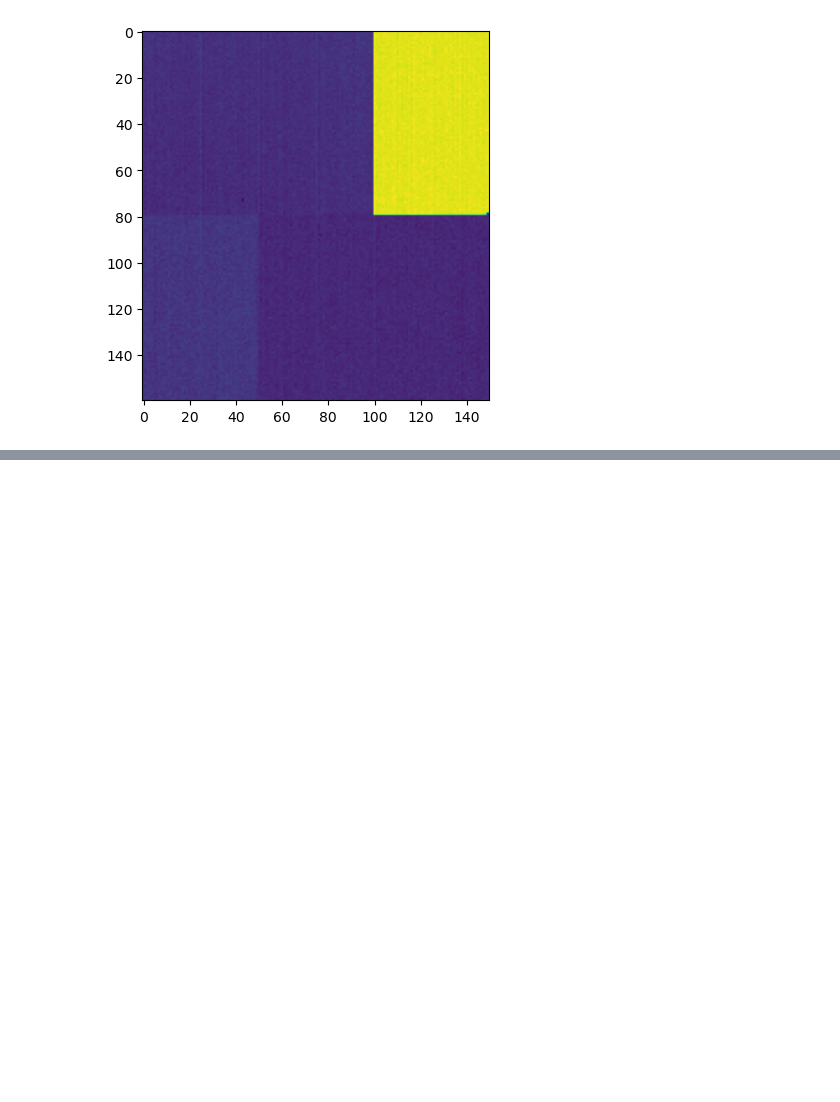
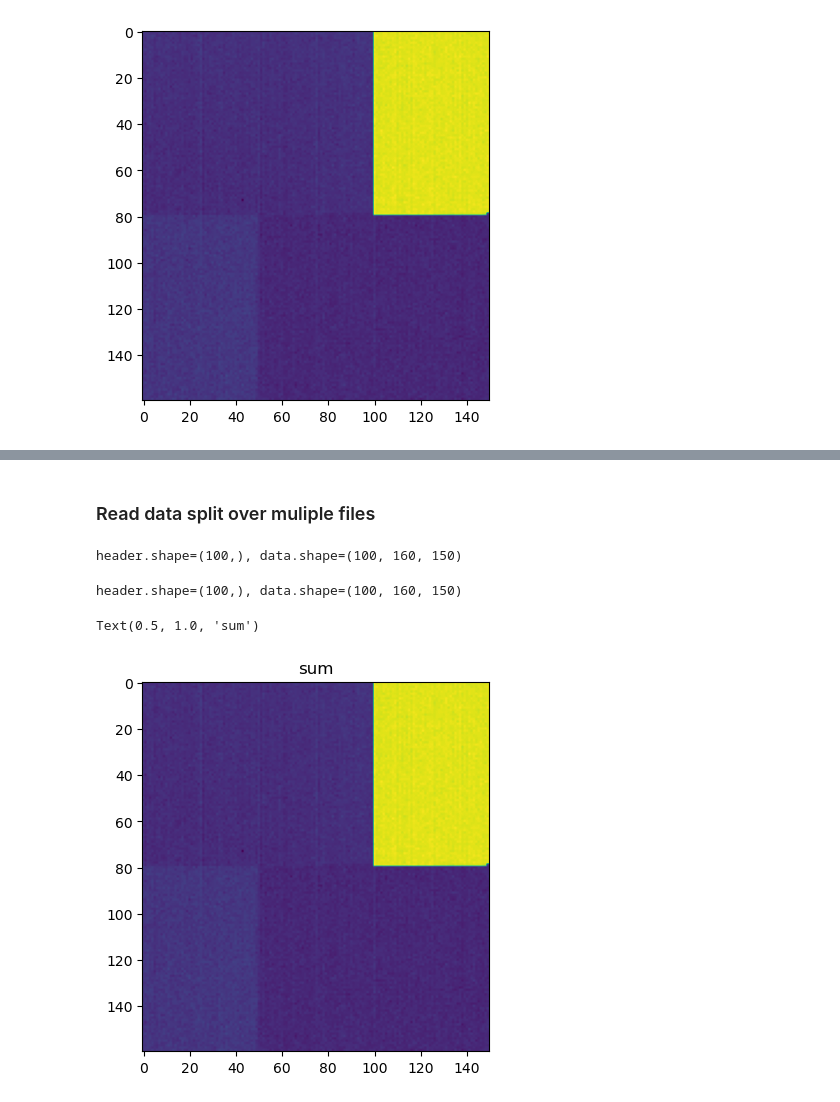
Before and after one commit to slsdetectorgroup/aare-notebooks, a Jupyter notebook: 01-read_moench04_05.ipynb, the cells around one changed output, grey strips where cells are left out. Saved outputs shown, nothing was run; the diff lists cells and outputs as text; code cells hidden in the pictures; blank space fills up the shorter version.

```diff
--- a/01-read_moench04_05.ipynb
+++ b/01-read_moench04_05.ipynb
@@ -44,0 +66,31 @@ im = ax.imshow(data[120])
+# %% [markdown]
+### Read data split over muliple files
+# %%
+#10 files with 10 frammes in each
+f = CtbRawFile(base/'Moench05/moench05_multifile_master_0.json', transform=moench05)
+header, data = f.read_n(100)
+print(f'{header.shape=}, {data.shape=}')
+# %% [output]
+header.shape=(100,), data.shape=(100, 160, 150)
+# %%
+#Support for with block
+with CtbRawFile(base/'Moench05/moench05_multifile_master_0.json', transform=moench05) as f:
+    header, data = f.read_n(100)
+    print(f'{header.shape=}, {data.shape=}')
+# %% [output]
+header.shape=(100,), data.shape=(100, 160, 150)
+# %%
+#Iterate over all frames
+sum_image = np.zeros((160,150))
+frames_summed = 0
+with CtbRawFile(base/'Moench05/moench05_multifile_master_0.json', transform=moench05) as f:
+    for header, image in f:
+        frames_summed += 1
+        sum_image = sum_image + image
+
+fig, ax = plt.subplots()
+im = ax.imshow(sum_image)
+ax.set_title('sum')
+# %% [output]
+Text(0.5, 1.0, 'sum')
+[figure, added]
```
Also changed, not shown: parts of 7 cells of this notebook.
